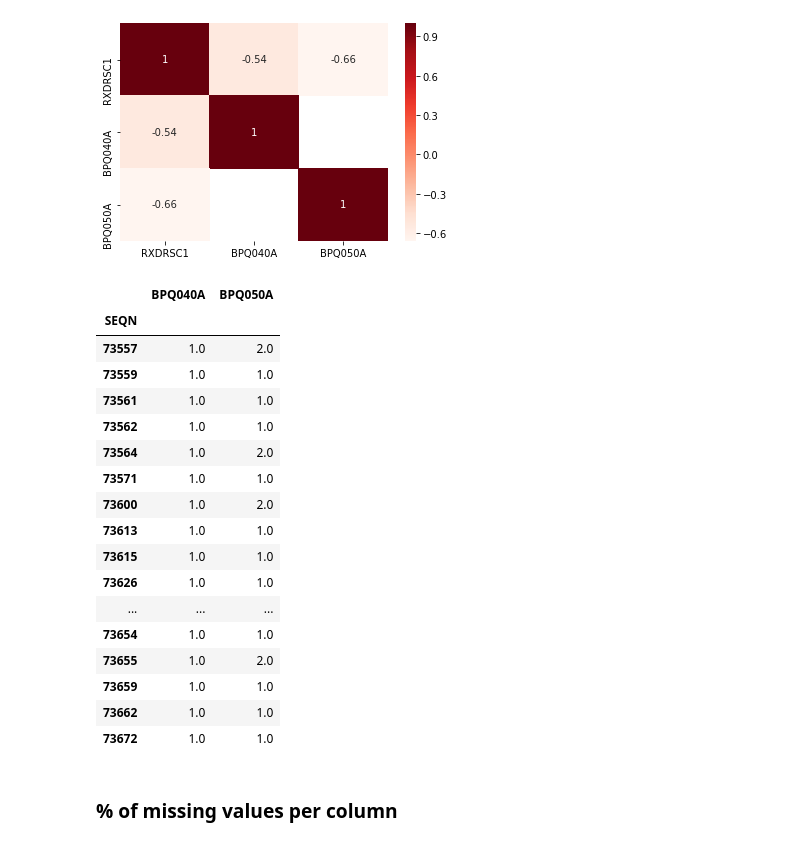
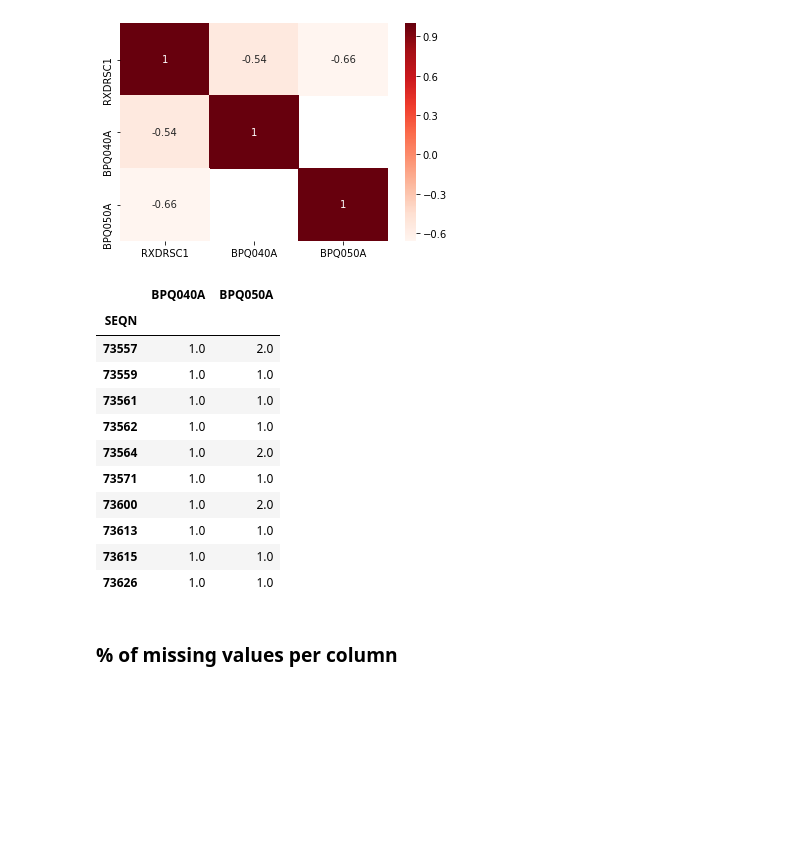
Before and after one commit to jleblond/NHANES_data_analytics, a Jupyter notebook: project_report_part2.ipynb, the cells around one changed output. Drawn from its saved outputs; the diff is of its cells as text; code cells hidden in the pictures; blank space fills up the shorter version.

```diff
--- a/project_report_part2.ipynb
+++ b/project_report_part2.ipynb
@@ -238,26 +236,20 @@ plt.show()
 # %%
 asf = data[['BPQ040A', 'BPQ050A']]
 asf = asf.dropna()
-asf.head(25)
+asf.head(10)
 # %% [output]
 |  | BPQ040A | BPQ050A |
 | SEQN |  |  |
 | 73557 | 1.0 | 2.0 |
 | 73559 | 1.0 | 1.0 |
 | 73561 | 1.0 | 1.0 |
 | 73562 | 1.0 | 1.0 |
 | 73564 | 1.0 | 2.0 |
 | 73571 | 1.0 | 1.0 |
 | 73600 | 1.0 | 2.0 |
 | 73613 | 1.0 | 1.0 |
 | 73615 | 1.0 | 1.0 |
 | 73626 | 1.0 | 1.0 |
-| ... | ... | ... |
-| 73654 | 1.0 | 1.0 |
-| 73655 | 1.0 | 2.0 |
-| 73659 | 1.0 | 1.0 |
-| 73662 | 1.0 | 1.0 |
-| 73672 | 1.0 | 1.0 |
 # %% [markdown]
 ### % of missing values per column
 # %%
```
Also changed, not shown: parts of 9 cells of this notebook, 8 other files.
